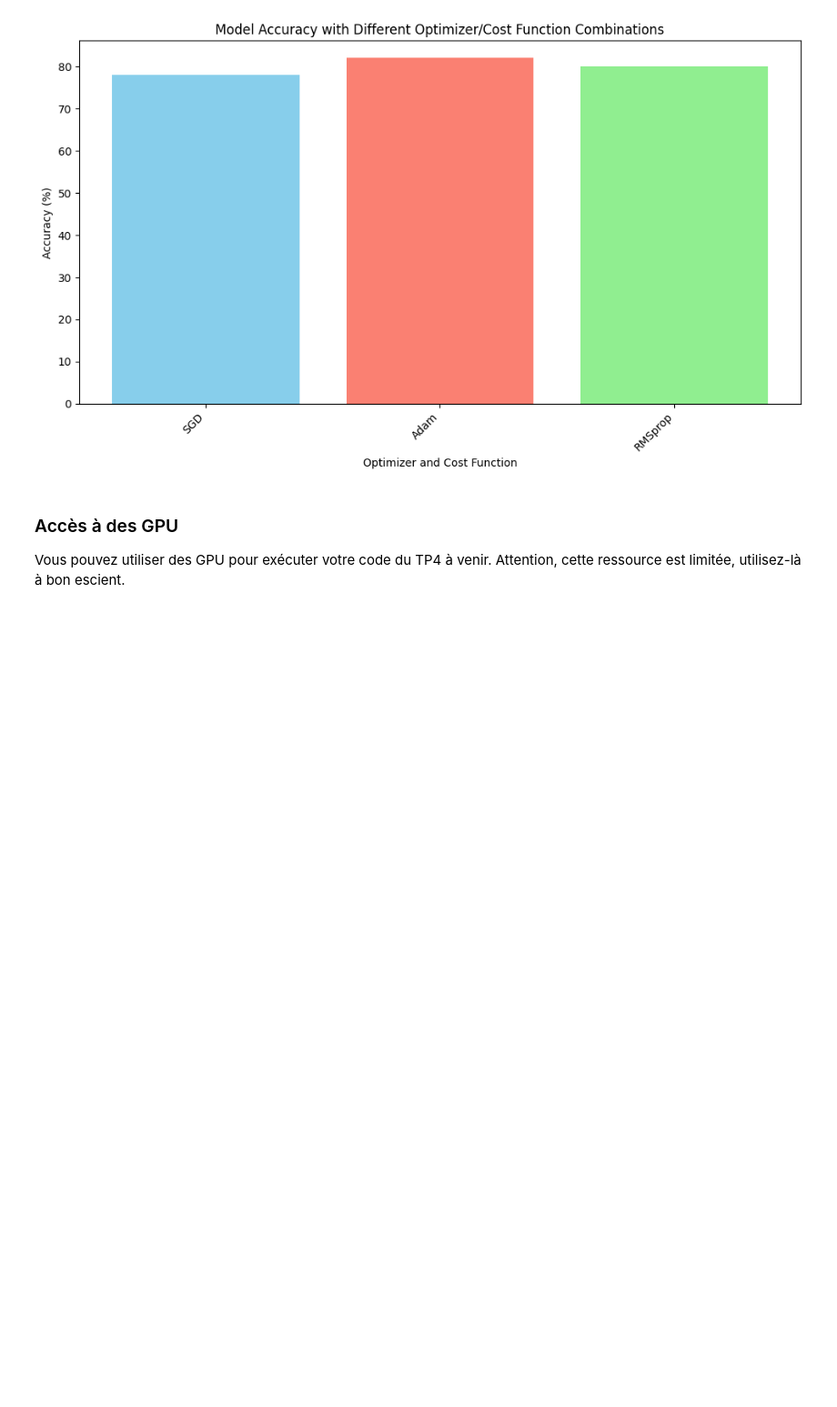
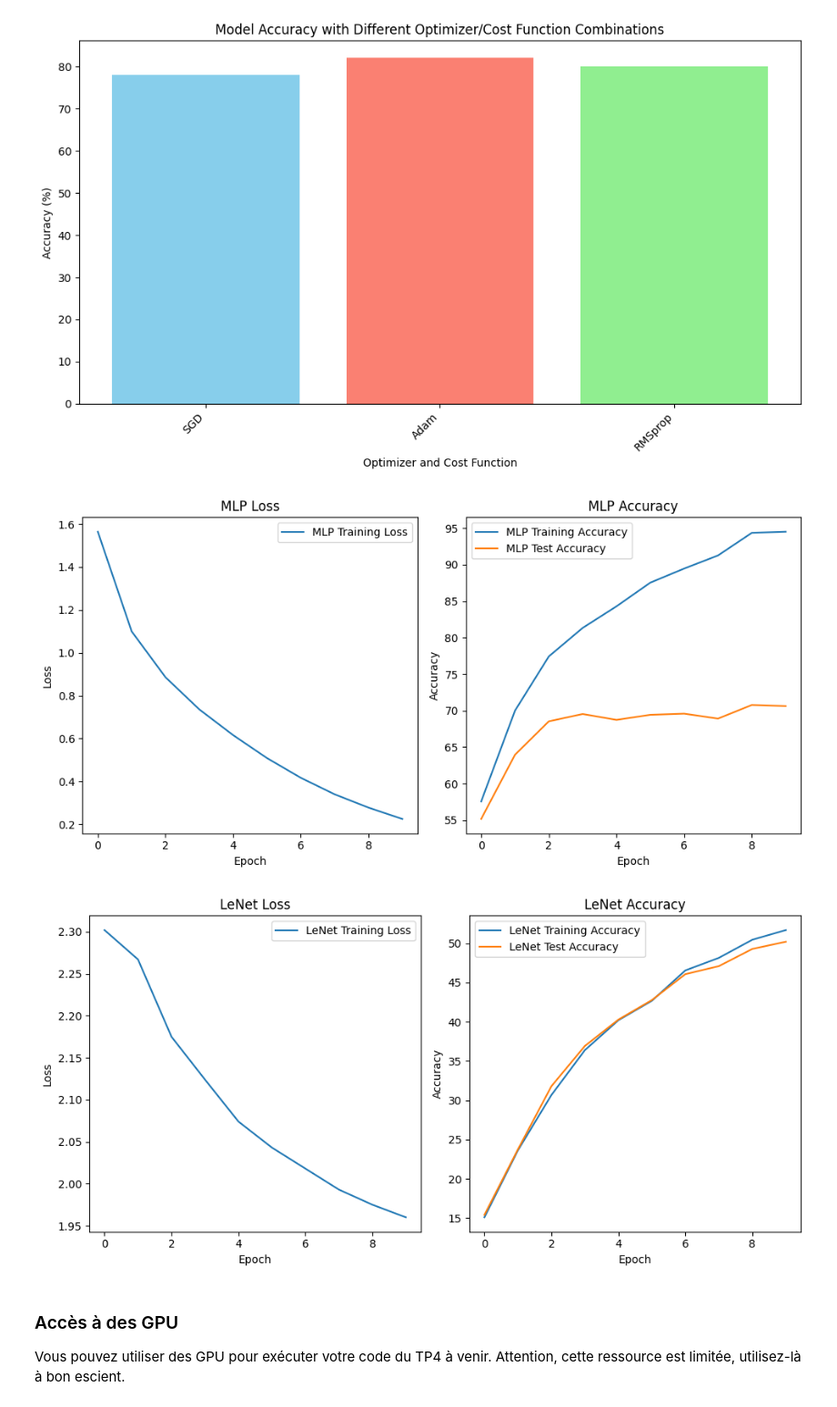
Before and after one commit to VincentHeau/IA, a Jupyter notebook: TP4_MLP_CNN.ipynb, the cells around one changed output. Shown: that part at 91% size. Cells and saved outputs as stored; diff of their text form; code cells hidden in the pictures; blank space fills up the shorter version.

```diff
--- a/TP4_MLP_CNN.ipynb
+++ b/TP4_MLP_CNN.ipynb
@@ -973,6 +973,59 @@ SGD | CrossEntropyLoss | 78% | 0.85
 Adam | CrossEntropyLoss | 82% | 0.62
 RMSprop | CrossEntropyLoss | 80% | 0.70
 [figure]
+# %%
+# prompt: i can't see the loss graph for each model. I want them for the interpretation
+
+import matplotlib.pyplot as plt
+
+# Assuming train_loss_mlp, train_accuracy_mlp, test_accuracy_mlp,
+# train_loss_lenet, train_accuracy_lenet, and test_accuracy_lenet
+# are already defined from your previous code.
+
+plt.figure(figsize=(10, 5))
+
+# Plot MLP results
+plt.subplot(1, 2, 1)
+plt.plot(train_loss_mlp, label='MLP Training Loss')
+plt.xlabel('Epoch')
+plt.ylabel('Loss')
+plt.title('MLP Loss')
+plt.legend()
+
+plt.subplot(1, 2, 2)
+plt.plot(train_accuracy_mlp, label='MLP Training Accuracy')
+plt.plot(test_accuracy_mlp, label='MLP Test Accuracy')
+plt.xlabel('Epoch')
+plt.ylabel('Accuracy')
+plt.title('MLP Accuracy')
+plt.legend()
+
+plt.tight_layout()
+plt.show()
+
+plt.figure(figsize=(10, 5))
+
+# Plot LeNet results
+plt.subplot(1, 2, 1)
+plt.plot(train_loss_lenet, label='LeNet Training Loss')
+plt.xlabel('Epoch')
+plt.ylabel('Loss')
+plt.title('LeNet Loss')
+plt.legend()
+
+plt.subplot(1, 2, 2)
+plt.plot(train_accuracy_lenet, label='LeNet Training Accuracy')
+plt.plot(test_accuracy_lenet, label='LeNet Test Accuracy')
+plt.xlabel('Epoch')
+plt.ylabel('Accuracy')
+plt.title('LeNet Accuracy')
+plt.legend()
+
+plt.tight_layout()
+plt.show()
+# %% [output]
+[figure, added]
+[figure, added]
 # %% [markdown]
 ### Accès à des GPU
 Vous pouvez utiliser des GPU pour exécuter votre code du TP4 à venir.
```
